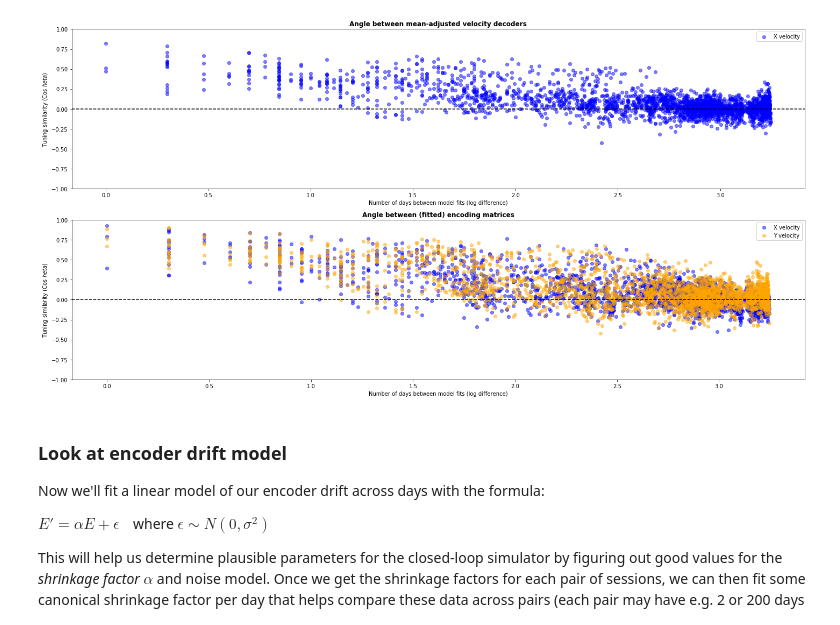
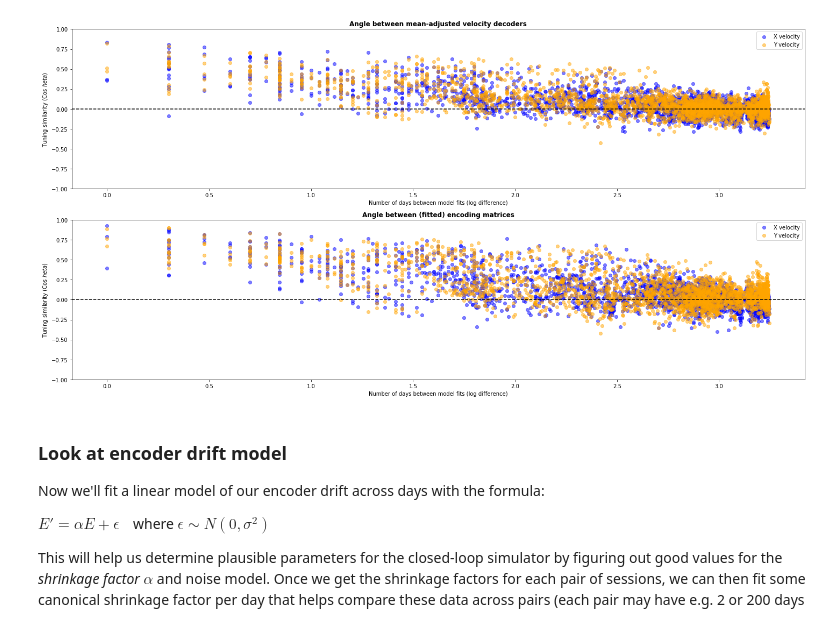
Before and after one commit to guyhwilson/nonstationarities, a Jupyter notebook: notebooks/nonstationarities_across_time.ipynb, the cells around one changed output. Saved outputs shown, nothing was run; the diff lists cells and outputs as text; code cells hidden in the pictures.

```diff
--- a/notebooks/nonstationarities_across_time.ipynb
+++ b/notebooks/nonstationarities_across_time.ipynb
@@ -148,7 +84,6 @@ def search_regularization(reg_opts, x_train, y_train):
 
 
 def processSingleSession(file, cfg):
-
 
     session_dict = dict()
     fields       = ['TX', 'cursorPos', 'targetPos']
@@ -184,15 +119,20 @@ def processSingleSession(file, cfg):
     session_dict['normalized_bias_index']         = bias_index_test
     session_dict['normalized_bias_index_control'] = bias_index_train
 
+    # small check on effect of within-session bias adjustment on metric
+    bias_index_train_no_empirical = estimateNormalizedBias(decoder, train_x, train_y, threshold = 300,
+                                                          empirical_correction = False)
+    session_dict['normalized_bias_index_control_no_empirical_correction'] = bias_index_train_no_empirical
+
     # measure within-session PD changes:
     encoder_angles, encoder_overall = estimateSubspaceDrift(encoder[1:, :],
                                                             test_encoder[1:, :])
     decoder_angles, decoder_overall = estimateSubspaceDrift(decoder.coef_,
                                                             test_decoder.coef_)
 
-    session_dict['encoder angles'] = encoder_angles
-    session_dict['decoder angles'] = decoder_angles
-    session_dict['combined decoder angle'] = decoder_overall
+    session_dict['encoder_angles'] = encoder_angles
+    session_dict['decoder_angles'] = decoder_angles
+    session_dict['combined_decoder_angle'] = decoder_overall
 
     session_dict['dates']         = deepcopy(session.date)
     session_dict['decoder_means'] = reference_means
@@ -232,14 +297,15 @@ best_idx  = np.argmin(session_dict['normalized_bias_index_control'])
 worst_idx = np.argmax(session_dict['normalized_bias_index_control'])
 labels    = ['Best index', 'Worst index']
 
+fields  = ['TX', 'cursorPos', 'targetPos']
 for i, idx in enumerate([best_idx, worst_idx]):
     file    = uniqueFiles[idx]
-    session = DataStruct(file, causal_filter = sigma, alignScreens = True)
+    session = DataStruct(file, causal_filter = cfg['sigma'], alignScreens = True)
     blocks  = block_constraints[file]
 
     # obtain features and cursorError targets:
-    session_dat = getTrainTest(session, fields = fields, train_size = train_size,
-                               task = task, blocks = blocks, returnFlattened = True)
+    session_dat = getTrainTest(session, fields = fields, train_size = cfg['train_size'],
+                               task = cfg['task'], blocks = blocks, returnFlattened = True)
     train_y     = np.concatenate(session_dat['train_targetPos']) - np.concatenate(session_dat['train_cursorPos'])
     test_y      = np.concatenate(session_dat['test_targetPos']) - np.concatenate(session_dat['test_cursorPos'])
 
@@ -271,5 +339,5 @@ plt.show()
 # %%
-def generatePairData(A_file, B_file):
+def generatePairData(A_file, B_file, cfg):
 
     dict_fields = ['reference date', 'new date', 'days apart', 'encoder angles', 'decoder angles', 'combined decoder angle',
                'full recal score', 'meanrecal score', 'norecal score', 'normalized_bias_index']
@@ -277,7 +345,6 @@ def generatePairData(A_file, B_file):
 
     for key in dict_fields:
         scores_dict[key] = list()
-
 
     # metadata
     A_date   = A_file.split('t5.')[1].split('.mat')[0]
@@ -306,10 +373,11 @@ def generatePairData(A_file, B_file):
     # functional metrics - offline R^2
     scores_dict['full recal score'].append(session_dict['scores'][B_ind])
 
-    session = DataStruct(B_file, causal_filter = sigma, alignScreens = True)
+    session = DataStruct(B_file, causal_filter = cfg['sigma'], alignScreens = True)
 
     # obtain features and cursorError targets:
-    session_dat     = getTrainTest(session, fields = fields, train_size = train_size, task = task, returnFlattened = True)
+    fields          = ['TX', 'cursorPos', 'targetPos']
+    session_dat     = getTrainTest(session, fields = fields, train_size = cfg['train_size'], task = cfg['task'], returnFlattened = True)
     train_y         = np.concatenate(session_dat['train_targetPos']) - np.concatenate(session_dat['train_cursorPos'])
     test_y          = np.concatenate(session_dat['test_targetPos']) - np.concatenate(session_dat['test_cursorPos'])
 
@@ -334,7 +402,7 @@ from joblib import Parallel, delayed
 import pandas as pd
 
 
-dict_list   = Parallel(n_jobs=-1, verbose = 1)(delayed(generatePairData)(*arg) for arg in pairs)
+dict_list   = Parallel(n_jobs=-1, verbose = 1)(delayed(generatePairData)(*arg, cfg) for arg in pairs)
 scores_dict = pd.DataFrame(dict_list).to_dict()
 
 for key, value in scores_dict.items():
@@ -619,36 +650,34 @@ alpha     = 0.5
 subselect = np.arange(n_pairs)
 
 x         = np.asarray(scores_dict['days apart'])[subselect]
 sort_idx  = np.argsort(x)
 x         = np.log10(x[sort_idx])
-y_vals   = np.cos(angles[subselect, :, :])[sort_idx, :, :]
-
 
 # Decoders
 plt.subplot(2, 1, 1)
 
 y = np.cos(np.vstack(scores_dict['decoder angles'])[subselect, :][sort_idx, :])
 
 plotAngleDifferences(x, y, colors, labels, alpha)
 plt.xlabel('Number of days between model fits (log difference)')
 plt.title('Angle between mean-adjusted velocity decoders', fontweight = 'bold')
 
 
 # Encodings:
 plt.subplot(2, 1, 2)
 
 y = np.cos(np.vstack(scores_dict['encoder angles'])[subselect, :][sort_idx, :])
 
 plotAngleDifferences(x, y, colors, labels, alpha)
 plt.xlabel('Number of days between model fits (log difference)')
 plt.title('Angle between (fitted) encoding matrices', fontweight = 'bold')
 
 
 plt.tight_layout()
 #plt.savefig(fig_path + 'SNR/T5_EncDec_Drift', format = 'pdf')
 plt.show()
 # %% [output]
-[figure, old version]
+[figure, new version]
 # %% [markdown]
 ### Look at encoder drift model
 
```
Also changed, not shown: parts of 28 cells of this notebook, 27 other files.
